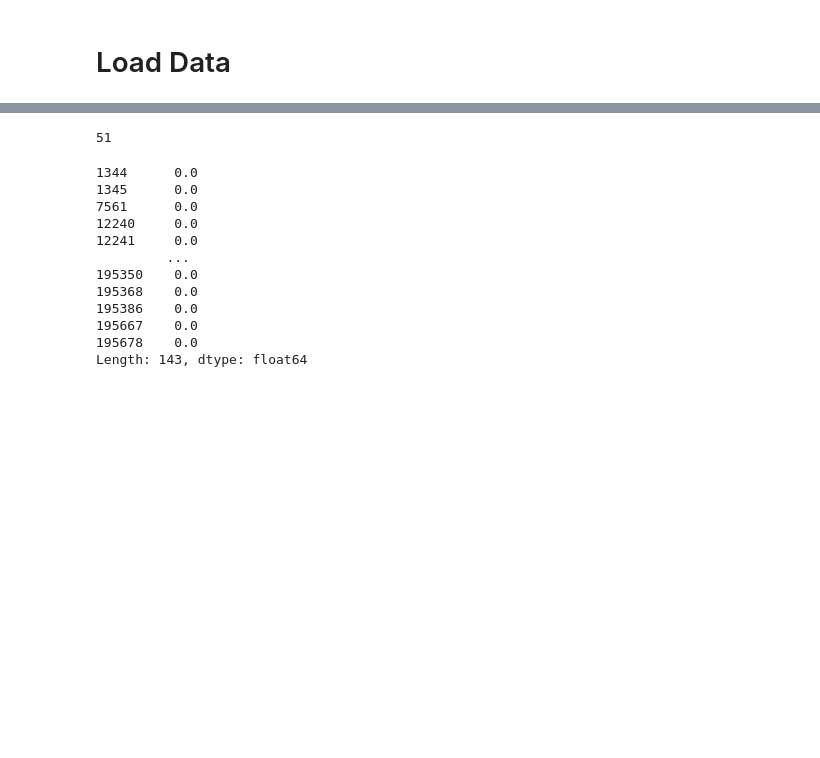
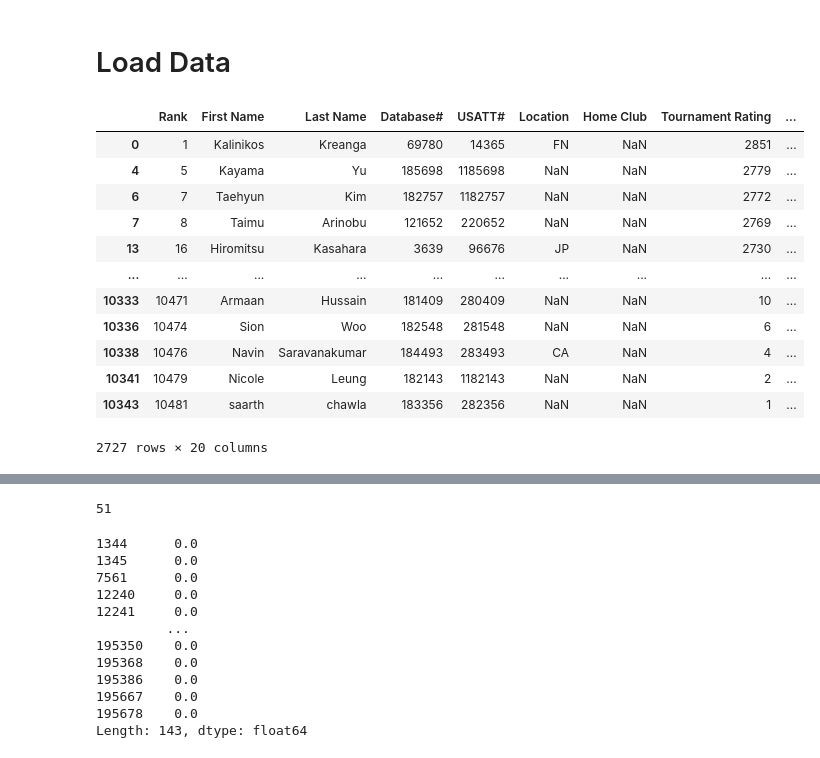
Before and after one commit to stabweee/tt-ds-proj, a Jupyter notebook: analysis/validation.ipynb, the cells around one changed output, grey strips where cells are left out. Drawn from its saved outputs; the diff is of its cells as text; code cells hidden in the pictures; blank space fills up the shorter version.

```diff
--- a/analysis/validation.ipynb
+++ b/analysis/validation.ipynb
@@ -19,3 +19,19 @@ history = load_history()
 td = load_td()
 
 juniors = players[(players['Age'] <= timedelta(19*365)) & (players['Tournaments Played'] >= 10)]
+# %%
+players[(players['Zip'].str.len() != 5) & (players['Zip'].str.len() != 10)]
+# %% [output]
+|  | Rank | First Name | Last Name | Database# | USATT# | Location | Home Club | Tournament Rating | ... |
+| 0 | 1 | Kalinikos | Kreanga | 69780 | 14365 | FN | NaN | 2851 | ... |
+| 4 | 5 | Kayama | Yu | 185698 | 1185698 | NaN | NaN | 2779 | ... |
+| 6 | 7 | Taehyun | Kim | 182757 | 1182757 | NaN | NaN | 2772 | ... |
+| 7 | 8 | Taimu | Arinobu | 121652 | 220652 | NaN | NaN | 2769 | ... |
+| 13 | 16 | Hiromitsu | Kasahara | 3639 | 96676 | JP | NaN | 2730 | ... |
+| ... | ... | ... | ... | ... | ... | ... | ... | ... | ... |
+| 10333 | 10471 | Armaan | Hussain | 181409 | 280409 | NaN | NaN | 10 | ... |
+| 10336 | 10474 | Sion | Woo | 182548 | 281548 | NaN | NaN | 6 | ... |
+| 10338 | 10476 | Navin | Saravanakumar | 184493 | 283493 | CA | NaN | 4 | ... |
+| 10341 | 10479 | Nicole | Leung | 182143 | 1182143 | NaN | NaN | 2 | ... |
+| 10343 | 10481 | saarth | chawla | 183356 | 282356 | NaN | NaN | 1 | ... |
+2727 rows × 20 columns
```
Also changed, not shown: parts of 4 cells of this notebook, 11 other files.
